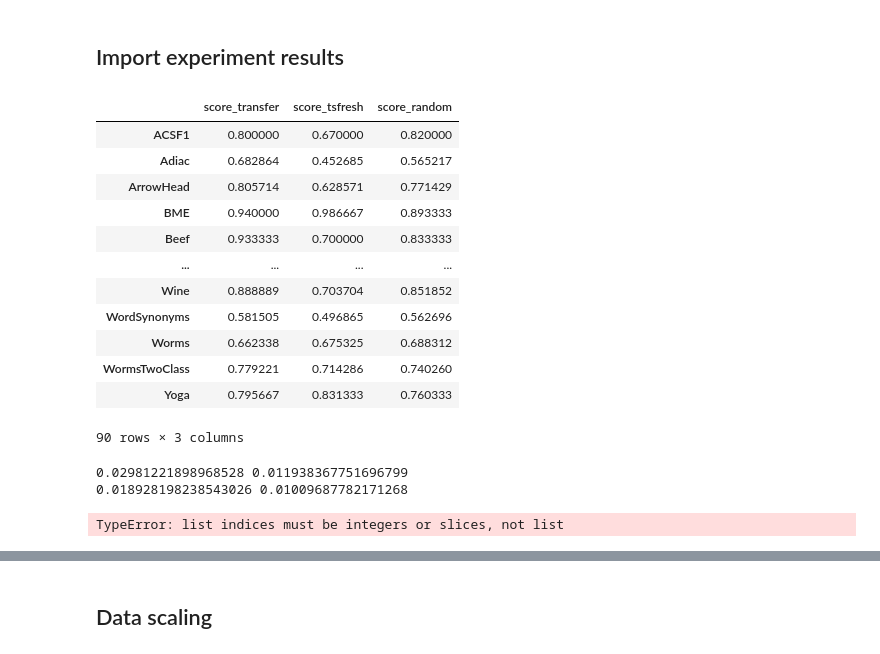
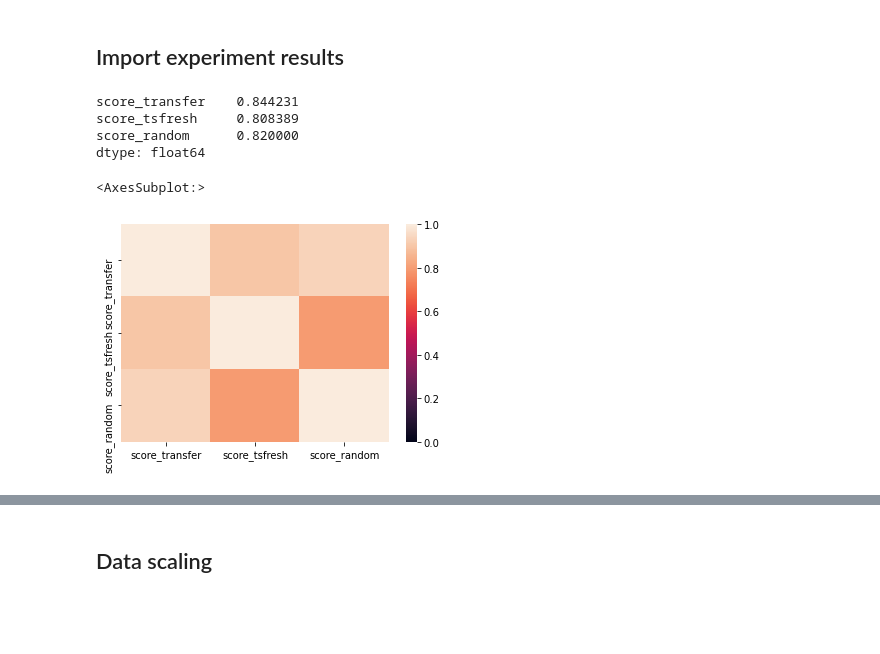
Before and after one commit to williamgilpin/dysts, a Jupyter notebook: benchmarks/transfer_learning.ipynb, the cells around one changed output, grey strips where cells are left out. Saved outputs shown, nothing was run; the diff lists cells and outputs as text; code cells hidden in the pictures; blank space fills up the shorter version.

```diff
--- a/benchmarks/transfer_learning.ipynb
+++ b/benchmarks/transfer_learning.ipynb
@@ -48,47 +48,20 @@ Process is terminated.
 # %%
 import json
 from scipy.stats import sem
 semd = lambda x, **kwargs : 1.253 * sem(x, **kwargs)
 
 with open("./results/transfer_learning.json", "r") as file:
     all_scores = json.load(file)
+model_names = ["score_tsfresh", "score_random", "score_transfer"]
 
-# all_vals = list()
-# for key in all_scores:
-#     all_vals.append((all_scores[key]['score_tsfresh'], all_scores[key]['score_random'], all_scores[key]['score_transfer']))
-# all_vals = np.array(all_vals)
+data = pd.DataFrame(all_scores).transpose()
+print(data.median())
 
-# all_orderings = np.argsort(all_vals, axis=1)
-# all_orderings_keyed = ["".join([str(item) for item in item]) for item in all_orderings.tolist()]
-# np.unique(all_orderings_keyed, return_counts=True)
-
-# print(np.median(all_vals, axis=0))
-# print(semd(all_vals, axis=0))
-
-all_scores = pd.DataFrame(all_scores).transpose()
+sns.heatmap(data.corr(), vmin=0, vmax=1)
+# %% [output]
+score_transfer    0.844231
+score_tsfresh     0.808389
+score_random      0.820000
+dtype: float64
+<AxesSubplot:>
+[figure, added]
-# %%
-all_scores
-# %% [output]
-|  | score_transfer | score_tsfresh | score_random |
-| ACSF1 | 0.800000 | 0.670000 | 0.820000 |
-| Adiac | 0.682864 | 0.452685 | 0.565217 |
-| ArrowHead | 0.805714 | 0.628571 | 0.771429 |
-| BME | 0.940000 | 0.986667 | 0.893333 |
-| Beef | 0.933333 | 0.700000 | 0.833333 |
-| ... | ... | ... | ... |
-| Wine | 0.888889 | 0.703704 | 0.851852 |
-| WordSynonyms | 0.581505 | 0.496865 | 0.562696 |
-| Worms | 0.662338 | 0.675325 | 0.688312 |
-| WormsTwoClass | 0.779221 | 0.714286 | 0.740260 |
-| Yoga | 0.795667 | 0.831333 | 0.760333 |
-90 rows × 3 columns
-# %%
-print(np.median(all_vals[:, 2] - all_vals[:, 0]), semd(all_vals[:, 2] - all_vals[:, 0]))
-print(np.median(all_vals[:, 2] - all_vals[:, 1]), semd(all_vals[:, 2] - all_vals[:, 1]))
-# %% [output]
-0.02981221898968528 0.011938367751696799
-0.018928198238543026 0.01009687782171268
-# %%
-attractor_list[[7, 4]]
-# %% [output]
-TypeError: list indices must be integers or slices, not list
```
Also changed, not shown: parts of 7 cells of this notebook, 12 other files.
